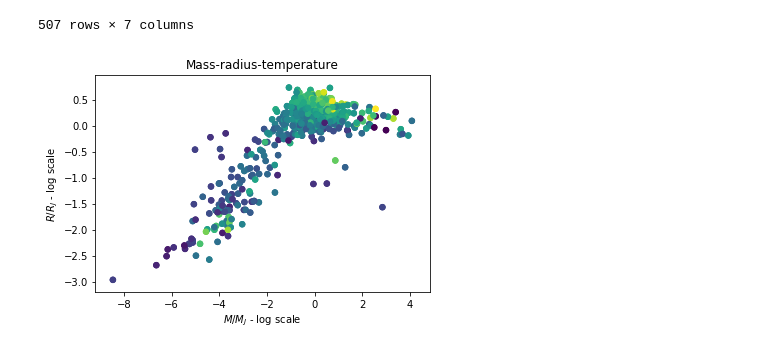
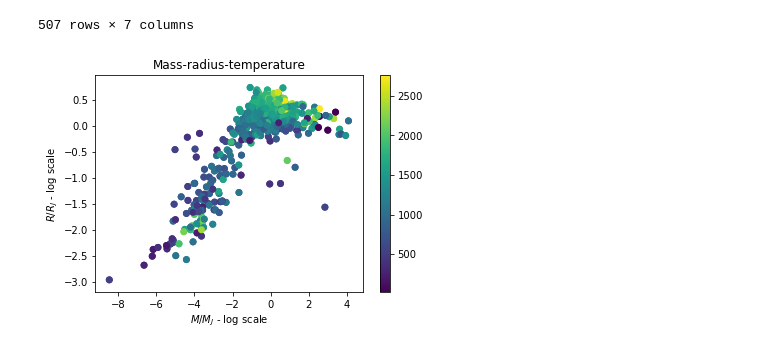
Before and after one commit to anaclb/exoplanets, a Jupyter notebook: read_file.ipynb, the cells around one changed output. Saved outputs shown, nothing was run; the diff lists cells and outputs as text; code cells hidden in the pictures.

```diff
--- a/read_file.ipynb
+++ b/read_file.ipynb
@@ -171,11 +171,14 @@ d_US_MRT
 M_US, R_US, Teq_US = d_US_MRT['obj_phys_mass_mjup'], d_US_MRT['obj_phys_radius_rjup'], d_US_MRT['temp_eq']
 M_EU, R_EU, Teq_EU = d_EU_MRT['obj_phys_mass_mjup'], d_EU_MRT['obj_phys_radius_rjup'], d_EU_MRT['temp_eq']
 # %%
-plt.scatter(np.log(M_US), np.log(R_US), c = Teq_US,s=30, marker='o')
-plt.scatter(np.log(M_EU), np.log(R_EU), c = Teq_EU,s=30, marker='o')
+c1 = plt.cm.BuPu((Teq_US-np.min(Teq_US))/np.ptp(Teq_US))
+c2 = plt.cm.BuPu((Teq_EU-np.min(Teq_EU))/np.ptp(Teq_US))
+plt.scatter(np.log(M_US), np.log(R_US), c = Teq_US, s=30, linewidths=1.5, marker='o')
+plt.scatter(np.log(M_EU), np.log(R_EU), c = Teq_EU, s=30, linewidths=1.5, marker='o')
 plt.xlabel(r"$M/M_J$ - log scale")
 plt.ylabel(r"$R/R_J$ - log scale")
 plt.title(r"Mass-radius-temperature")
+plt.colorbar()
 plt.show()
 # %% [output]
-[figure, old version]
+[figure, new version]
```
Also changed, not shown: parts of 1 cell of this notebook.
